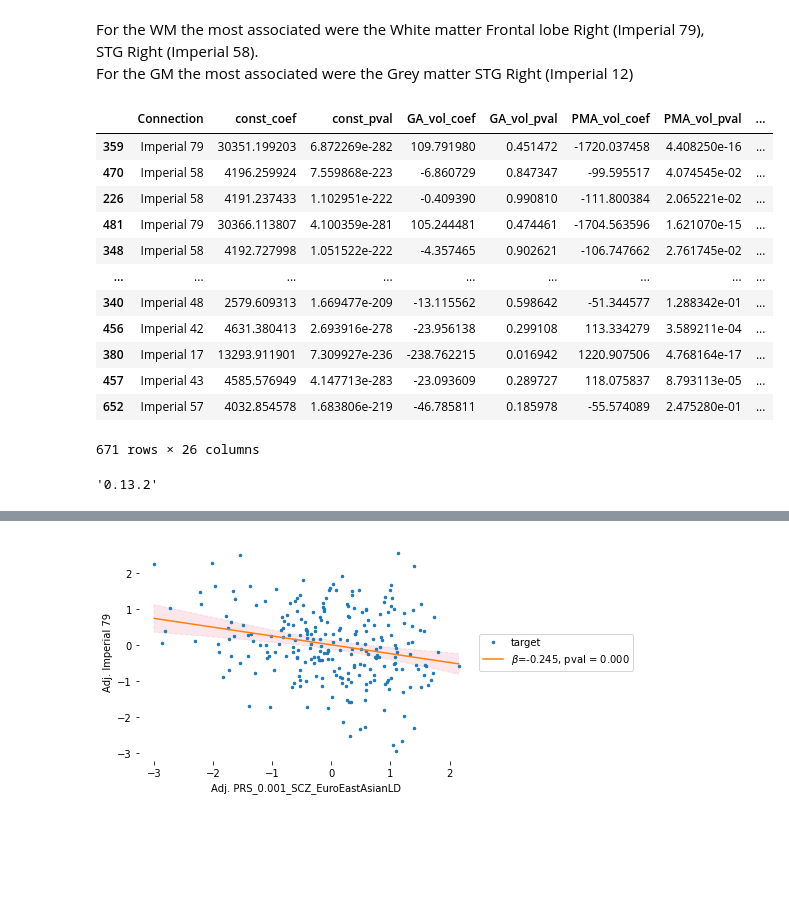
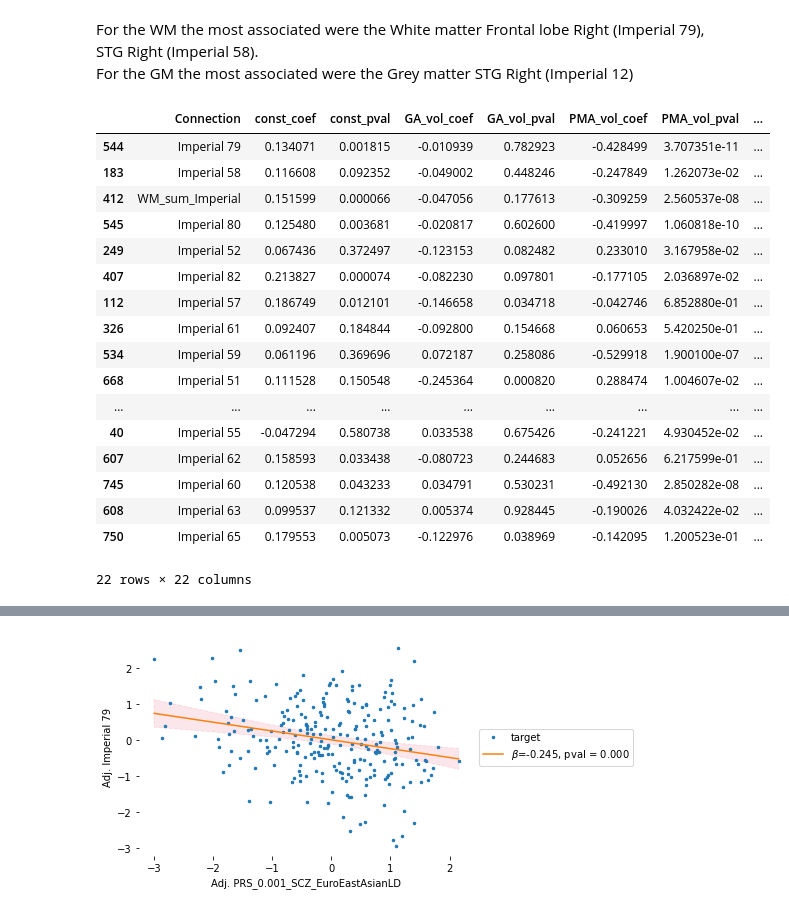
Before and after one commit to lehai-ml/dHCP_genetics, a Jupyter notebook: notebook_results/scz/2_1_SCZ_dHCP_volumetric_dataset.ipynb, the cells around one changed output, grey strips where cells are left out. Cells and saved outputs as stored; diff of their text form; code cells hidden in the pictures; blank space fills up the shorter version.

```diff
--- a/notebook_results/scz/2_1_SCZ_dHCP_volumetric_dataset.ipynb
+++ b/notebook_results/scz/2_1_SCZ_dHCP_volumetric_dataset.ipynb
@@ -55,7 +58,3 @@ mixed_volumetric_dataset_term = data_exploration.MassUnivariate.remove_outliers(
                                                     remove_schemes='sum',
                                                     percentage_of_outlier=0.1)
 mixed_volumetric_dataset_term = data_exploration.MassUnivariate.remove_outliers(mixed_volumetric_dataset_term,subject_ID=['CC00671XX12','CC00508XX13','CC00055XX06'])
-# %%
-european_volumetric_dataset_term = european_volumetric_dataset_term.fillna({'Birth weight':european_volumetric_dataset_term['Birth weight'].mean()})
-
-mixed_volumetric_dataset_term = mixed_volumetric_dataset_term.fillna({'Birth weight':mixed_volumetric_dataset_term['Birth weight'].mean()})
@@ -182,29 +193,43 @@ new_temp_dict
 | SCZ_EuroAsianLD | 3.0 | 4.0 | 0.001282 | 0.000962 |
 | SCZ_EuroEastAsianLD | 4.0 | 3.0 | 0.000962 | 0.001282 |
 | SCZ_EuroLD | 4.0 | 3.0 | 0.000962 | 0.001282 |
+# %%
+# adding birthweight
+euro_birthweight = pd.read_csv(
+    './preprocessed_dataset/birthweight/euro_birthweight_input.csv')
+mixed_birthweight = pd.read_csv(
+    './preprocessed_dataset/birthweight/mixed_birthweight_input.csv')
+
+european_volumetric_dataset_term = european_volumetric_dataset_term.merge(
+    euro_birthweight, left_on='ID', right_on='Id', how='left')
+mixed_volumetric_dataset_term = mixed_volumetric_dataset_term.merge(
+    mixed_birthweight, left_on='ID', right_on='Id', how='left')
+# %%
+european_volumetric_dataset_term['WeightZScore'] = european_volumetric_dataset_term['WeightZScore'].fillna(0)
+mixed_volumetric_dataset_term['WeightZScore'] = mixed_volumetric_dataset_term['WeightZScore'].fillna(0)
 # %%
 ancestry = ['euro_Anc_PC' + str(i) for i in range(1, 4)]
 df = european_volumetric_dataset_term.copy()
-thresholds = [i for i in df.columns if 'EuroAsian' in i]
+thresholds = [i for i in df.columns if 'PRS' in i]
 dependentVar_cols=[
         i for i in european_volumetric_dataset_term.columns
-        if bool(re.search('Imperial \d',i))
+        if bool(re.search('Imperial \d',i) or 'WM_sum_Imperial' in i)
     ]
 
 european_volumetric_term_mass_univariate = data_exploration.MassUnivariate.calculate_mass_univariate_across_multiple_thresholds(
     df,
     thresholds=thresholds,
     cat_independentVar_cols=['Gender'],
-    cont_independentVar_cols=['GA_vol', 'PMA_vol', 'Intracranial_Imperial','Birth weight']+ancestry,
+    cont_independentVar_cols=['GA_vol', 'PMA_vol', 'Intracranial_Imperial']+ancestry,
     dependentVar_cols=dependentVar_cols,scaling='both')
 
 ancestry = ['mixed_Anc_PC' + str(i) for i in range(1, 6)]
 df = mixed_volumetric_dataset_term.copy()
-thresholds = [i for i in df.columns if 'AllLD' in i]
+thresholds = [i for i in df.columns if 'PRS' in i]
 
 mixed_volumetric_term_mass_univariate = data_exploration.MassUnivariate.calculate_mass_univariate_across_multiple_thresholds(
     df,
     thresholds = thresholds,
     cat_independentVar_cols=['Gender'],
-    cont_independentVar_cols=['GA_vol', 'PMA_vol', 'Intracranial_Imperial','Birth weight']+ancestry,
-    dependentVar_cols=dependentVar_cols)
+    cont_independentVar_cols=['GA_vol', 'PMA_vol', 'Intracranial_Imperial']+ancestry,
+    dependentVar_cols=dependentVar_cols,scaling='both')
@@ -212,22 +322,23 @@ mixed_volumetric_term_mass_univariate = data_exploration.MassUnivariate.calculat
 For the WM the most associated were the White matter Frontal lobe Right (Imperial 79), STG Right (Imperial 58).\
 For the GM the most associated were the Grey matter STG Right (Imperial 12)
 # %%
-mixed_volumetric_term_mass_univariate.sort_values(by='PRS_pval')
+data_preprocessing.Volumes.extract_WM_Imperial(european_volumetric_term_mass_univariate.sort_values(by='PRS_pval').groupby('Connection').head(1))
 # %% [output]
 |  | Connection | const_coef | const_pval | GA_vol_coef | GA_vol_pval | PMA_vol_coef | PMA_vol_pval | ... |
-| 359 | Imperial 79 | 30351.199203 | 6.872269e-282 | 109.791980 | 0.451472 | -1720.037458 | 4.408250e-16 | ... |
-| 470 | Imperial 58 | 4196.259924 | 7.559868e-223 | -6.860729 | 0.847347 | -99.595517 | 4.074545e-02 | ... |
-| 226 | Imperial 58 | 4191.237433 | 1.102951e-222 | -0.409390 | 0.990810 | -111.800384 | 2.065221e-02 | ... |
-| 481 | Imperial 79 | 30366.113807 | 4.100359e-281 | 105.244481 | 0.474461 | -1704.563596 | 1.621070e-15 | ... |
-| 348 | Imperial 58 | 4192.727998 | 1.051522e-222 | -4.357465 | 0.902621 | -106.747662 | 2.761745e-02 | ... |
+| 544 | Imperial 79 | 0.134071 | 0.001815 | -0.010939 | 0.782923 | -0.428499 | 3.707351e-11 | ... |
+| 183 | Imperial 58 | 0.116608 | 0.092352 | -0.049002 | 0.448246 | -0.247849 | 1.262073e-02 | ... |
+| 412 | WM_sum_Imperial | 0.151599 | 0.000066 | -0.047056 | 0.177613 | -0.309259 | 2.560537e-08 | ... |
+| 545 | Imperial 80 | 0.125480 | 0.003681 | -0.020817 | 0.602600 | -0.419997 | 1.060818e-10 | ... |
+| 249 | Imperial 52 | 0.067436 | 0.372497 | -0.123153 | 0.082482 | 0.233010 | 3.167958e-02 | ... |
+| 407 | Imperial 82 | 0.213827 | 0.000074 | -0.082230 | 0.097801 | -0.177105 | 2.036897e-02 | ... |
+| 112 | Imperial 57 | 0.186749 | 0.012101 | -0.146658 | 0.034718 | -0.042746 | 6.852880e-01 | ... |
+| 326 | Imperial 61 | 0.092407 | 0.184844 | -0.092800 | 0.154668 | 0.060653 | 5.420250e-01 | ... |
+| 534 | Imperial 59 | 0.061196 | 0.369696 | 0.072187 | 0.258086 | -0.529918 | 1.900100e-07 | ... |
+| 668 | Imperial 51 | 0.111528 | 0.150548 | -0.245364 | 0.000820 | 0.288474 | 1.004607e-02 | ... |
 | ... | ... | ... | ... | ... | ... | ... | ... | ... |
-| 340 | Imperial 48 | 2579.609313 | 1.669477e-209 | -13.115562 | 0.598642 | -51.344577 | 1.288342e-01 | ... |
-| 456 | Imperial 42 | 4631.380413 | 2.693916e-278 | -23.956138 | 0.299108 | 113.334279 | 3.589211e-04 | ... |
-| 380 | Imperial 17 | 13293.911901 | 7.309927e-236 | -238.762215 | 0.016942 | 1220.907506 | 4.768164e-17 | ... |
-| 457 | Imperial 43 | 4585.576949 | 4.147713e-283 | -23.093609 | 0.289727 | 118.075837 | 8.793113e-05 | ... |
-| 652 | Imperial 57 | 4032.854578 | 1.683806e-219 | -46.785811 | 0.185978 | -55.574089 | 2.475280e-01 | ... |
+| 40 | Imperial 55 | -0.047294 | 0.580738 | 0.033538 | 0.675426 | -0.241221 | 4.930452e-02 | ... |
+| 607 | Imperial 62 | 0.158593 | 0.033438 | -0.080723 | 0.244683 | 0.052656 | 6.217599e-01 | ... |
+| 745 | Imperial 60 | 0.120538 | 0.043233 | 0.034791 | 0.530231 | -0.492130 | 2.850282e-08 | ... |
+| 608 | Imperial 63 | 0.099537 | 0.121332 | 0.005374 | 0.928445 | -0.190026 | 4.032422e-02 | ... |
+| 750 | Imperial 65 | 0.179553 | 0.005073 | -0.122976 | 0.038969 | -0.142095 | 1.200523e-01 | ... |
-671 rows × 26 columns
+22 rows × 22 columns
-# %%
-sm.__version__
-# %% [output]
-'0.13.2'
```
Also changed, not shown: parts of 32 cells of this notebook.
